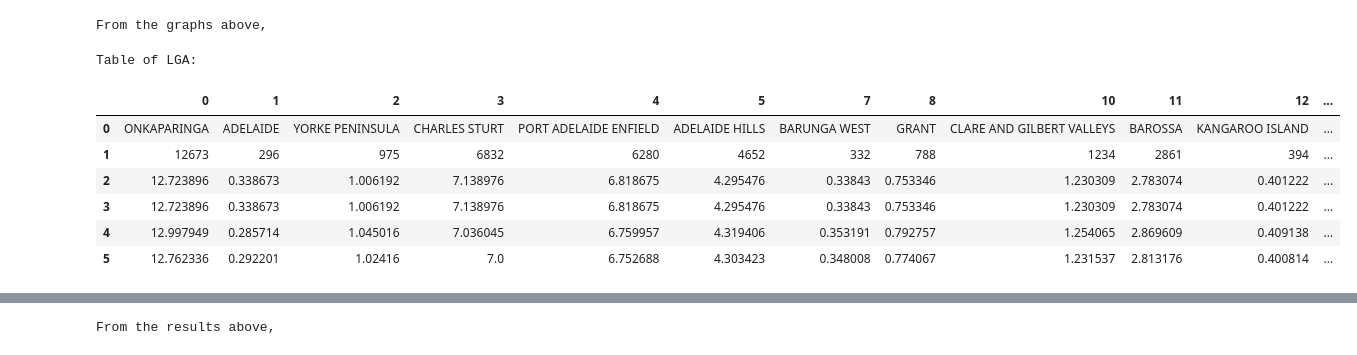
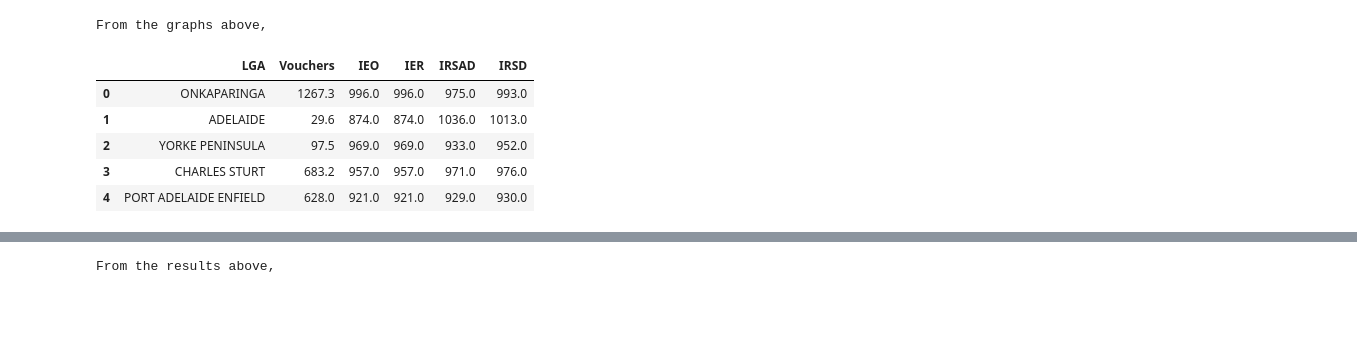
Before and after one commit to MQCOMP2200-S2-2021/data-science-portfolio-JoeB-cybersecurity, a Jupyter notebook: Portfolio 2.ipynb, the cells around one changed output, grey strips where cells are left out. Drawn from its saved outputs; the diff is of its cells as text; code cells hidden in the pictures; blank space fills up the shorter version.

```diff
--- a/Portfolio 2.ipynb
+++ b/Portfolio 2.ipynb
@@ -222,16 +221,15 @@ Voucher_Use_Percent = [0] * len(sa_vouchers_scores.Participant_Electorate.unique
 def represent(Electorate,i):
     while i < len(Electorate):
         Elec[i] = Electorate[i]
-        Population[i] = sa_vouchers_scores[sa_vouchers_scores.Participant_Electorate == Electorate[i]].Population.max() #WRONG
+        Population[i] = sa_vouchers_scores[sa_vouchers_scores.Participant_Electorate == Electorate[i]].Population.max()
         Amount_vo[i] = sa_vouchers_scores[sa_vouchers_scores.Participant_Electorate == Electorate[i]].value_counts().sum()
         Voucher_Use_Percent[i] = Amount_vo[i]/Population[i]
         i = i + 1
 
 represent(sa_vouchers_scores.Participant_Electorate.unique(),0)
-combine1 = [Elec,Population,Amount_vo,Voucher_Use_Percent]
+combine1 = {'Electorate':Elec,'Population':Population, 'Vouchers':Amount_vo, 'Vouchers Percentage':Voucher_Use_Percent}
+
 df1 = pd.DataFrame(data=combine1)
-df1 = df1.dropna(axis='columns') #drop nan values/no electorate
-print("Representation of voucher use in Electorates:")
-pd.set_option('display.max_columns', None)
-df1
+df1 = df1.dropna(axis='rows') #drop nan values/no electorate
+df1.head()
 # %% [output]
@@ -275,38 +262,33 @@ From the graphs above,
 # %%
 #Is there a relationship between any of the SEIFA measures and voucher use in an LGA?
 #IEO IER IRSAD IRSD ect.
 
 IEO = [0] * len(sa_vouchers_scores.Participant_LGA.unique())
 IER = [0] * len(sa_vouchers_scores.Participant_LGA.unique())
 IRSAD = [0] * len(sa_vouchers_scores.Participant_LGA.unique())
 IRSD = [0] * len(sa_vouchers_scores.Participant_LGA.unique())
 Amount_vo = [0] * len(sa_vouchers_scores.Participant_LGA.unique())
 LGA_pop = [0] * len(sa_vouchers_scores.Participant_LGA.unique())
 
 def most_popular_sport(LGA,i):
     while i < len(LGA):
         LGA_pop[i] = LGA[i]
-        Amount_vo[i] = sa_vouchers_scores[sa_vouchers_scores.Participant_LGA == LGA[i]].value_counts().sum()
-        IEO[i] = Amount_vo[i]/sa_vouchers_scores[sa_vouchers_scores.Participant_LGA == LGA[i]].IEO.max()
-        IER[i] = Amount_vo[i]/sa_vouchers_scores[sa_vouchers_scores.Participant_LGA == LGA[i]].IER.max()
-        IRSAD[i] = Amount_vo[i]/sa_vouchers_scores[sa_vouchers_scores.Participant_LGA == LGA[i]].IRSAD.max()
-        IRSD[i] = Amount_vo[i]/sa_vouchers_scores[sa_vouchers_scores.Participant_LGA == LGA[i]].IRSD.max()
+        Amount_vo[i] = sa_vouchers_scores[sa_vouchers_scores.Participant_LGA == LGA[i]].value_counts().sum()/10
+        IEO[i] = sa_vouchers_scores[sa_vouchers_scores.Participant_LGA == LGA[i]].IEO.max()
+        IER[i] = sa_vouchers_scores[sa_vouchers_scores.Participant_LGA == LGA[i]].IER.max()
+        IRSAD[i] = sa_vouchers_scores[sa_vouchers_scores.Participant_LGA == LGA[i]].IRSAD.max()
+        IRSD[i] = sa_vouchers_scores[sa_vouchers_scores.Participant_LGA == LGA[i]].IRSD.max()
         i = i + 1
 
-
 most_popular_sport(sa_vouchers_scores.Participant_LGA.unique(),0)
-combine = [LGA_pop,Amount_vo,IEO,IER,IRSAD,IRSD]
+combine = {'LGA':LGA_pop,'Vouchers':Amount_vo, 'IEO':IEO, 'IER':IER, 'IRSAD':IRSAD, 'IRSD':IRSD}
 df2 = pd.DataFrame(data=combine)
-print("Table of LGA:")
-pd.set_option('display.max_columns', None)
-df2 = df2.dropna(axis='columns') #drop nan values/no electorate
-df2
+df2 = df2.dropna(axis='rows') #drop nan values/no electorate
+df2.head()
 # %% [output]
-Table of LGA:
-|  | 0 | 1 | 2 | 3 | 4 | 5 | 7 | 8 | 10 | 11 | 12 | ... |
-| 0 | ONKAPARINGA | ADELAIDE | YORKE PENINSULA | CHARLES STURT | PORT ADELAIDE ENFIELD | ADELAIDE HILLS | BARUNGA WEST | GRANT | CLARE AND GILBERT VALLEYS | BAROSSA | KANGAROO ISLAND | ... |
-| 1 | 12673 | 296 | 975 | 6832 | 6280 | 4652 | 332 | 788 | 1234 | 2861 | 394 | ... |
-| 2 | 12.723896 | 0.338673 | 1.006192 | 7.138976 | 6.818675 | 4.295476 | 0.33843 | 0.753346 | 1.230309 | 2.783074 | 0.401222 | ... |
-| 3 | 12.723896 | 0.338673 | 1.006192 | 7.138976 | 6.818675 | 4.295476 | 0.33843 | 0.753346 | 1.230309 | 2.783074 | 0.401222 | ... |
-| 4 | 12.997949 | 0.285714 | 1.045016 | 7.036045 | 6.759957 | 4.319406 | 0.353191 | 0.792757 | 1.254065 | 2.869609 | 0.409138 | ... |
-| 5 | 12.762336 | 0.292201 | 1.02416 | 7.0 | 6.752688 | 4.303423 | 0.348008 | 0.774067 | 1.231537 | 2.813176 | 0.400814 | ... |
+|  | LGA | Vouchers | IEO | IER | IRSAD | IRSD |
+| 0 | ONKAPARINGA | 1267.3 | 996.0 | 996.0 | 975.0 | 993.0 |
+| 1 | ADELAIDE | 29.6 | 874.0 | 874.0 | 1036.0 | 1013.0 |
+| 2 | YORKE PENINSULA | 97.5 | 969.0 | 969.0 | 933.0 | 952.0 |
+| 3 | CHARLES STURT | 683.2 | 957.0 | 957.0 | 971.0 | 976.0 |
+| 4 | PORT ADELAIDE ENFIELD | 628.0 | 921.0 | 921.0 | 929.0 | 930.0 |
```
Also changed, not shown: parts of 10 cells of this notebook.
